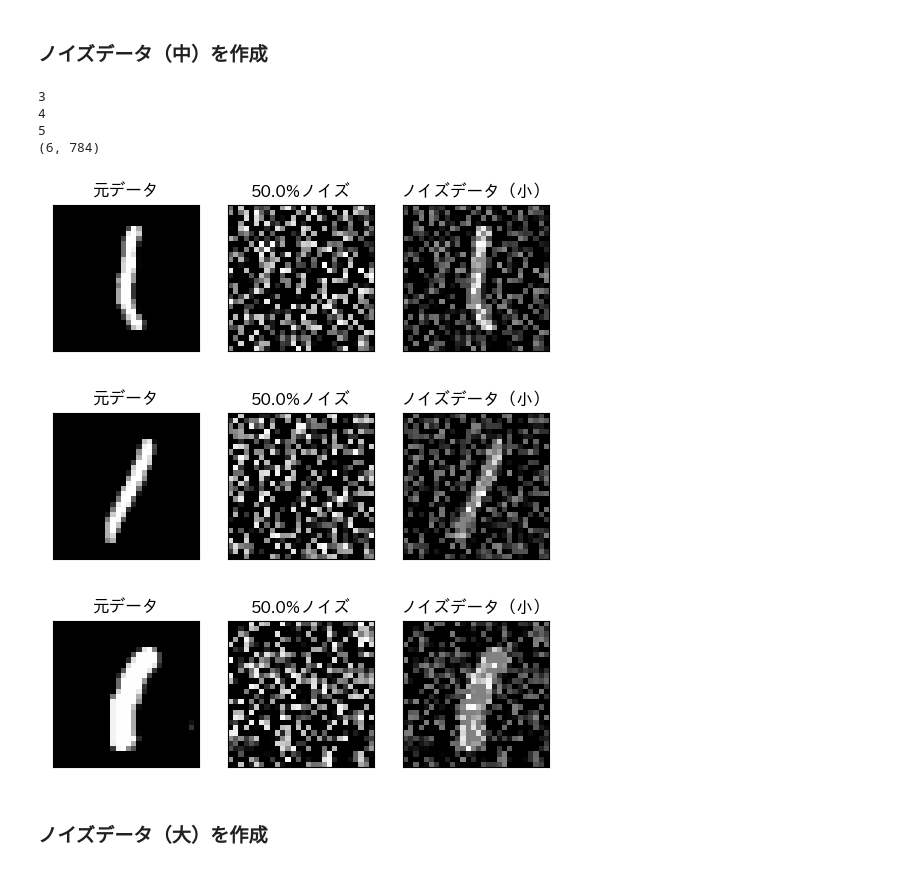
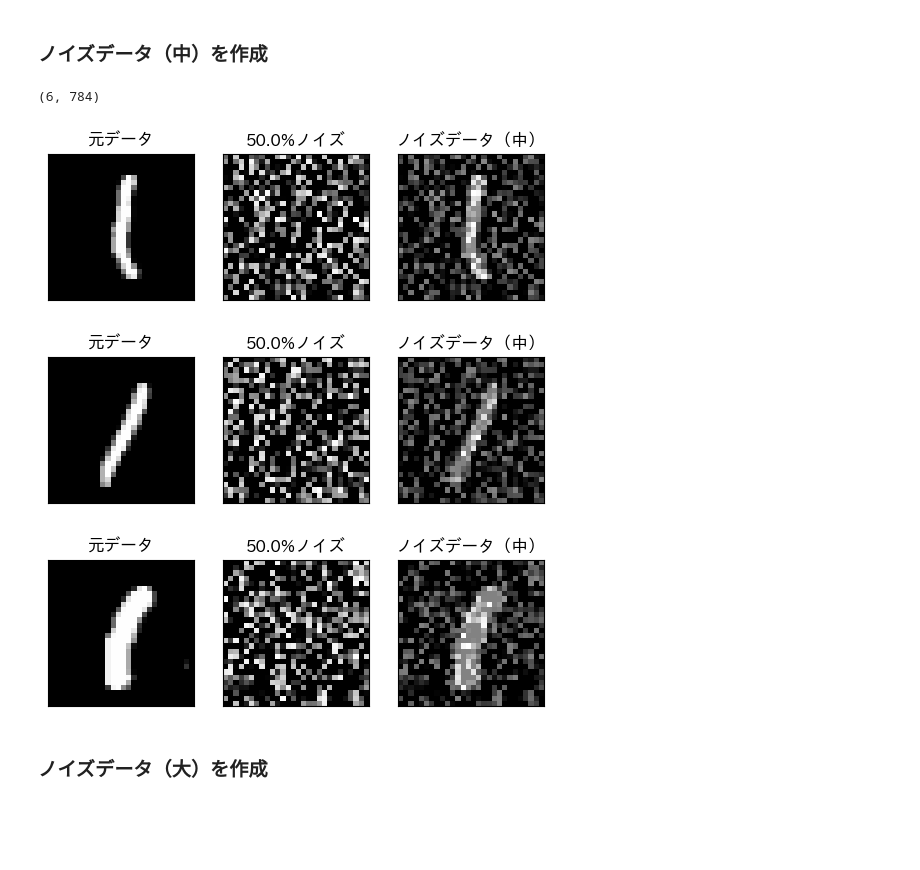
Before and after one commit to programingbigger/portfolios, a Jupyter notebook: AEを用いたノイズ除去.ipynb, the cells around one changed output. Drawn from its saved outputs; the diff is of its cells as text; code cells hidden in the pictures; blank space fills up the shorter version.

```diff
--- a/AEを用いたノイズ除去.ipynb
+++ b/AEを用いたノイズ除去.ipynb
@@ -181,35 +177,31 @@ print(images_array_add_noise.shape)
 # %%
 # ノイズデータ（中）を作成
 per = 0.50
 for i in range(3, 6):
-    print(i)
     noise_array, noise_images_array = make_noise_image_array(percentile=per, noise_idx_i=noise_idx[i])
 
     # 可視化
     imgs = [images_array[noise_idx[i], :], noise_array, noise_images_array]
-    titles = ["元データ", f"{per*100}%ノイズ", "ノイズデータ（小）"]
+    titles = ["元データ", f"{per*100}%ノイズ", "ノイズデータ（中）"]
 
     fig, axes = plt.subplots(1, 3, subplot_kw={"xticks": (), "yticks": ()})
     for img, title, ax in zip(imgs, titles, axes.ravel()):
         img = img.reshape(28, 28)
         ax.imshow(img, cmap="gray")
         ax.set_title(title)
 
     # 保存
     noise_images_array = noise_images_array.squeeze()
     noise_images_array_lists.append(noise_images_array)
 
 # ノイズデータを保存するためのarrayデータ
 images_array_add_noise = np.array(noise_images_array_lists)
 print(images_array_add_noise.shape)
 # %% [output]
-3
-4
-5
 (6, 784)
-[figure, old version]
+[figure, new version]
-[figure, old version]
+[figure, new version]
-[figure, old version]
+[figure, new version]
 # %% [markdown]
 ### ノイズデータ（大）を作成
 # %%
```
Also changed, not shown: parts of 24 cells of this notebook.
